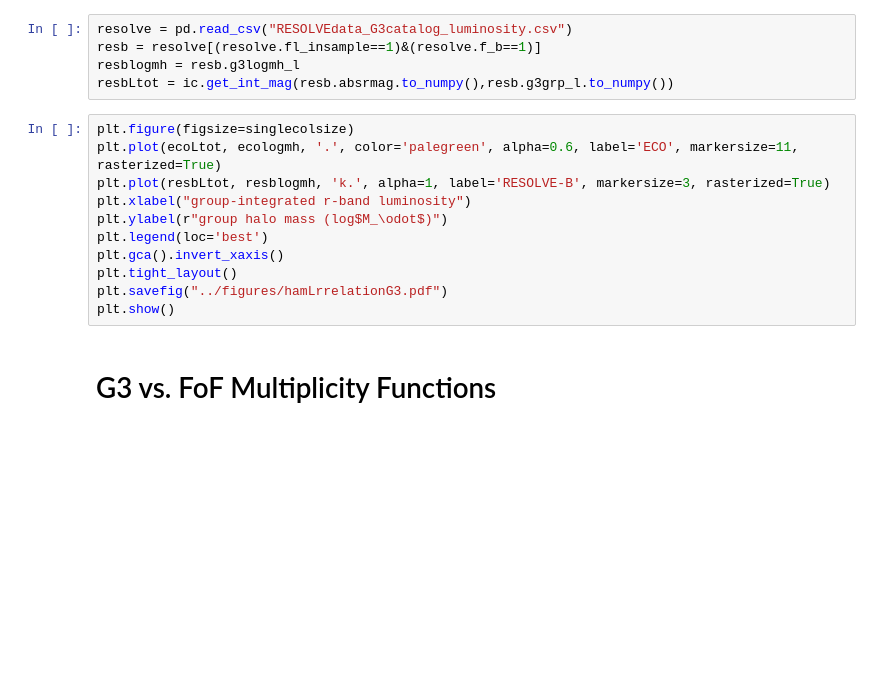
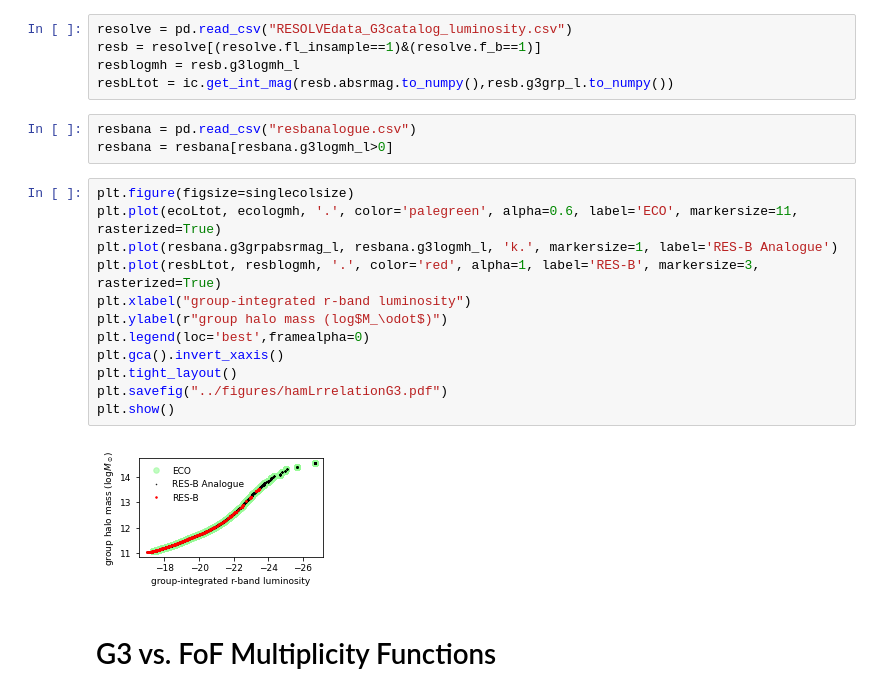
Before and after one commit to zhutchens1/g3groupfinder, a Jupyter notebook: resolve_and_eco/Section3Figures.ipynb, the cells around one changed output. Drawn from its saved outputs; the diff is of its cells as text; blank space fills up the shorter version.

```diff
--- a/resolve_and_eco/Section3Figures.ipynb
+++ b/resolve_and_eco/Section3Figures.ipynb
@@ -254,17 +271,23 @@ resolve = pd.read_csv("RESOLVEdata_G3catalog_luminosity.csv")
 resb = resolve[(resolve.fl_insample==1)&(resolve.f_b==1)]
 resblogmh = resb.g3logmh_l
 resbLtot = ic.get_int_mag(resb.absrmag.to_numpy(),resb.g3grp_l.to_numpy())
+# %%
+resbana = pd.read_csv("resbanalogue.csv")
+resbana = resbana[resbana.g3logmh_l>0]
 # %%
 plt.figure(figsize=singlecolsize)
 plt.plot(ecoLtot, ecologmh, '.', color='palegreen', alpha=0.6, label='ECO', markersize=11, rasterized=True)
-plt.plot(resbLtot, resblogmh, 'k.', alpha=1, label='RESOLVE-B', markersize=3, rasterized=True)
+plt.plot(resbana.g3grpabsrmag_l, resbana.g3logmh_l, 'k.', markersize=1, label='RES-B Analogue')
+plt.plot(resbLtot, resblogmh, '.', color='red', alpha=1, label='RES-B', markersize=3, rasterized=True)
 plt.xlabel("group-integrated r-band luminosity")
 plt.ylabel(r"group halo mass (log$M_\odot$)")
-plt.legend(loc='best')
+plt.legend(loc='best',framealpha=0)
 plt.gca().invert_xaxis()
 plt.tight_layout()
 plt.savefig("../figures/hamLrrelationG3.pdf")
 plt.show()
+# %% [output]
+[figure, added]
 # %% [markdown]
 # G3 vs. FoF Multiplicity Functions
 # %%
```
Also changed, not shown: parts of 30 cells of this notebook, 1 other file.
